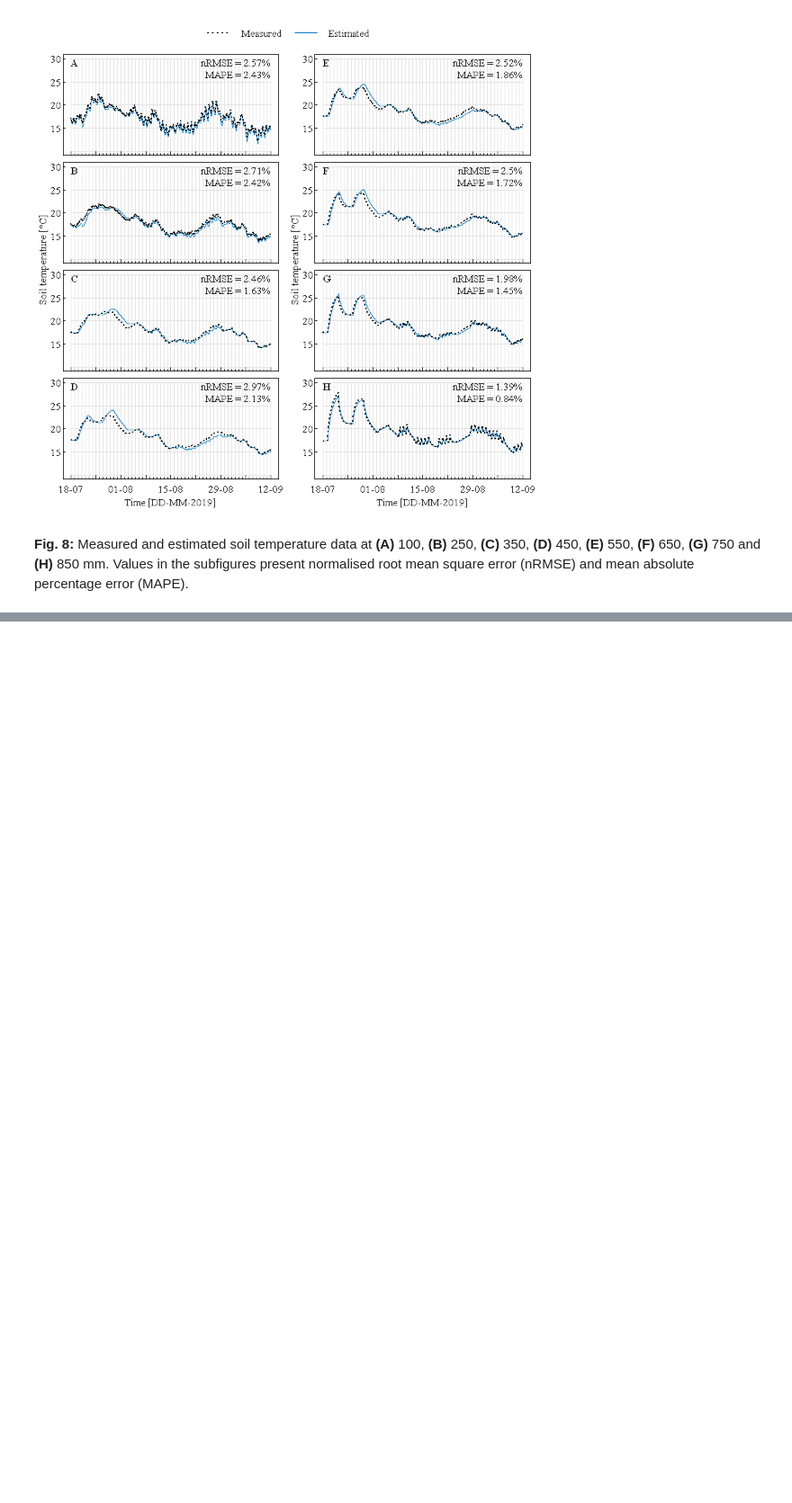
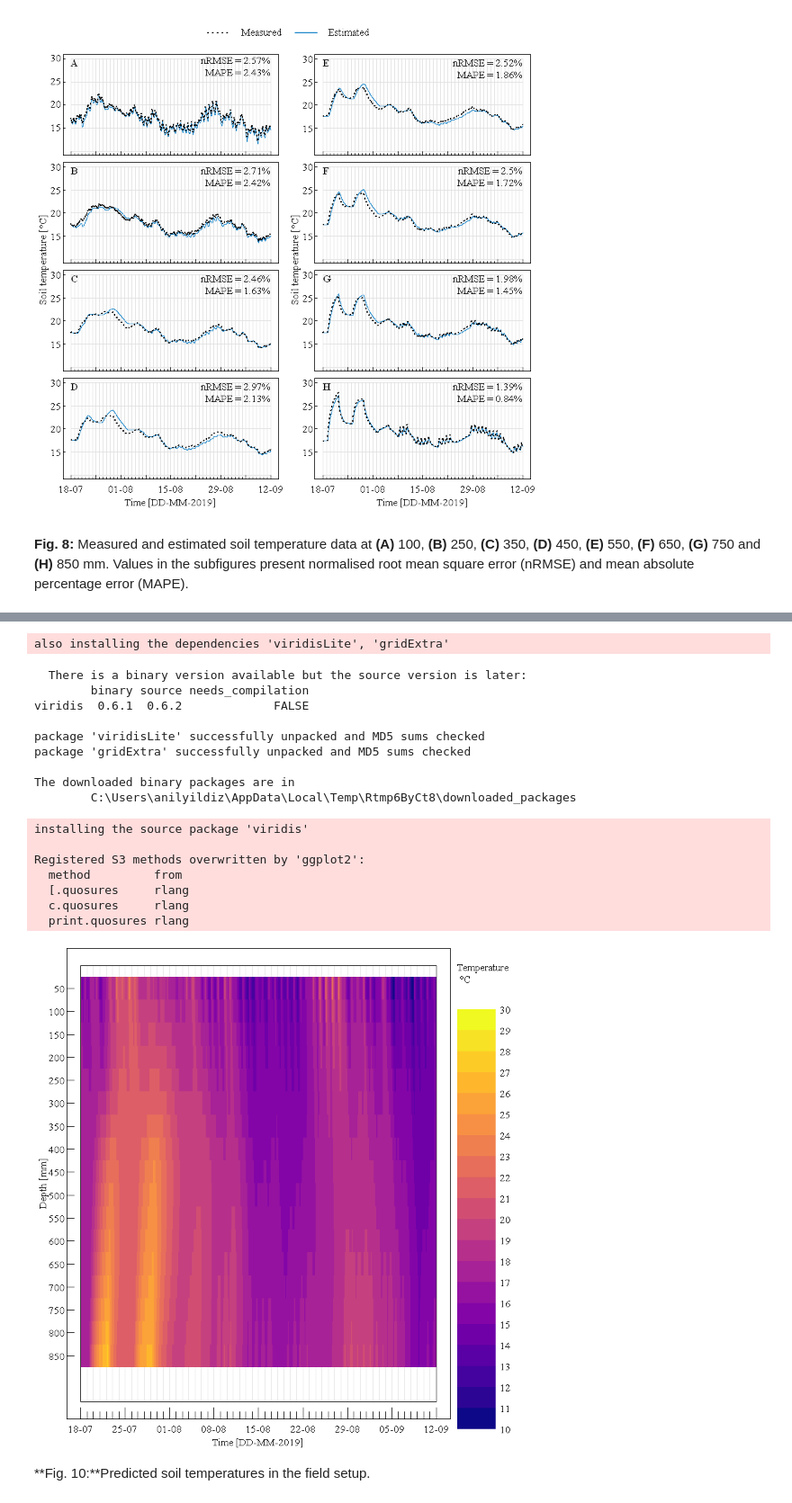
Before and after one commit to yildizanil/NGIF_HeatRejection, a Jupyter notebook: yildiz_and_stirling_2022.ipynb, the cells around one changed output, grey strips where cells are left out. Shown at 90% size. Drawn from its saved outputs; the diff is of its cells as text; code cells hidden in the pictures; blank space fills up the shorter version.

```diff
--- a/yildiz_and_stirling_2022.ipynb
+++ b/yildiz_and_stirling_2022.ipynb
@@ -796,0 +930,78 @@ for (i in 1:8) {
+# %%
+# plotting figure 10
+#
+# importing self-written functions
+install.packages("viridis")
+source("functions/import_data.r")
+source("functions/utc.r")
+source("functions/plotting_functions.r")
+source("functions/interpolate_soil_temperature.r")
+# performing model calculation
+source("finite_difference_modelling/00_main.r")
+depth <- seq(50, 850, 50)
+time <- seq(startdate, enddate, 60 * 60 * 0.25)
+temp <- seq(10, 30, 1)
+axis_seq <- as.character(seq.Date(as.Date(startdate), as.Date(enddate), "week"))
+axis_names <- paste0(substr(axis_seq, start = 9, stop = 10), "-",
+  substr(axis_seq, start = 6, stop = 7))
+axis_ticks1 <- as.POSIXct(axis_seq, "UTC")
+axis_ticks2 <- seq(startdate, enddate, 60 * 60 * 24)
+layout(matrix(c(1, 2), nrow = 1, ncol = 2), widths = c(10, 2))
+par(mar = c(2, 2.25, 0.25, 0.25), mgp = c(0.1, 0.1, 0),
+  family = "serif", ps = 10, cex = 1, cex.main = 1, las = 1)
+plot(0, 0, xlim = c(startdate, enddate), ylim = c(950, 0),
+  type = "l", axes = F, xlab = NA, ylab = NA)
+segments(x0 = seq(startdate, enddate, 60 * 60 * 24), y0 = 0,
+  x1 = seq(startdate, enddate, 60 * 60 * 24), y1 = 950,
+  col = rgb(0, 0, 0, 0.1))
+axis(1, tck = 0.02, labels = NA, at = axis_ticks2)
+axis(1, tck = 0.03, labels = axis_names, at = axis_ticks1)
+axis(2, tck = 0.02, at = depth, labels = depth)
+box()
+for (j in seq_len(length(depth))) {
+  for (i in seq_len(nrow(data_observed))) {
+    rect(xleft = as.POSIXct(data_predicted[i, 1], "UTC"),
+    ybottom = depth[j] - 25,
+    xright = as.POSIXct(data_predicted[i + 1, 1], "UTC"),
+    ytop = depth[j] + 25,
+    col = viridis::plasma(20)[findInterval(data_predicted[i, j + 1], temp)],
+    border = NA)
+  }
+}
+rect(xleft = startdate, ybottom = 950, xright = enddate, ytop = 0, border  =  T)
+par(las = 0)
+mtext("Depth [mm]", side = 2, line = 1.25)
+mtext("Time [DD-MM-2019]", side = 1, line = 1)
+# plotting white space with 0 margin
+plot_white_space(margin = c(0, 0, 0, 0))
+# plotting legend
+for (i in 1:20) {
+  rect(xleft = 0, ybottom = (i - 1) * (0.9 / 20),
+    xright = 0.5, ytop = i * (0.9 / 20),
+    col = viridis::plasma(20)[i], border = NA)
+  text(0.55, (i - 1) * (0.9 / 20), temp[i], adj = c(0, 0.5))
+}
+text(0.55, 0.9, 30, adj = c(0, 0.5))
+text(0, 1, "Temperature \n °C", adj = c(0, 1))
+# figure 10 ends
+# %% [output]
+also installing the dependencies 'viridisLite', 'gridExtra'
+  There is a binary version available but the source version is later:
+        binary source needs_compilation
+viridis  0.6.1  0.6.2             FALSE
+
+package 'viridisLite' successfully unpacked and MD5 sums checked
+package 'gridExtra' successfully unpacked and MD5 sums checked
+
+The downloaded binary packages are in
+        C:\Users\anilyildiz\AppData\Local\Temp\Rtmp6ByCt8\downloaded_packages
+installing the source package 'viridis'
+
+Registered S3 methods overwritten by 'ggplot2':
+  method         from
+  [.quosures     rlang
+  c.quosures     rlang
+  print.quosures rlang
+[figure, added]
+# %% [markdown]
+**Fig. 10:**Predicted soil temperatures in the field setup.
```
Also changed, not shown: parts of 4 cells of this notebook.
